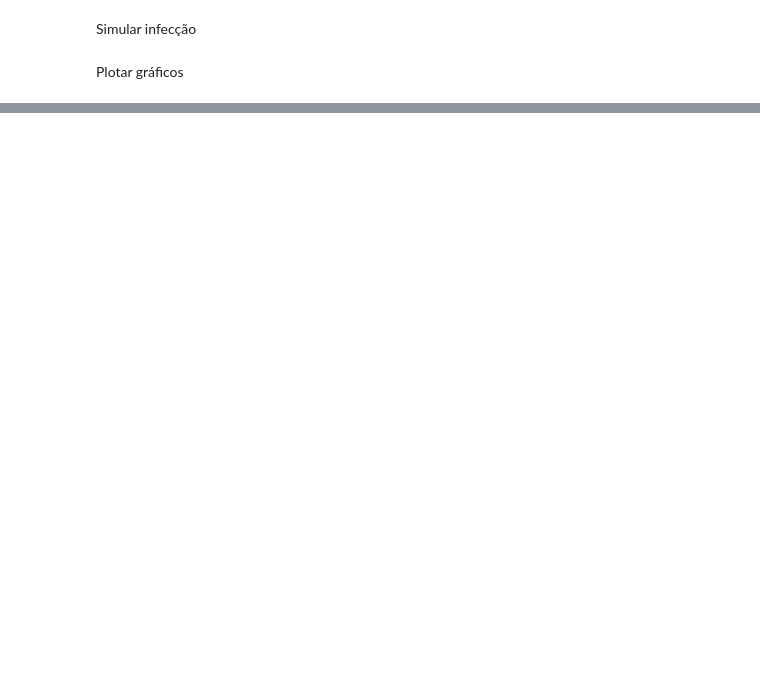
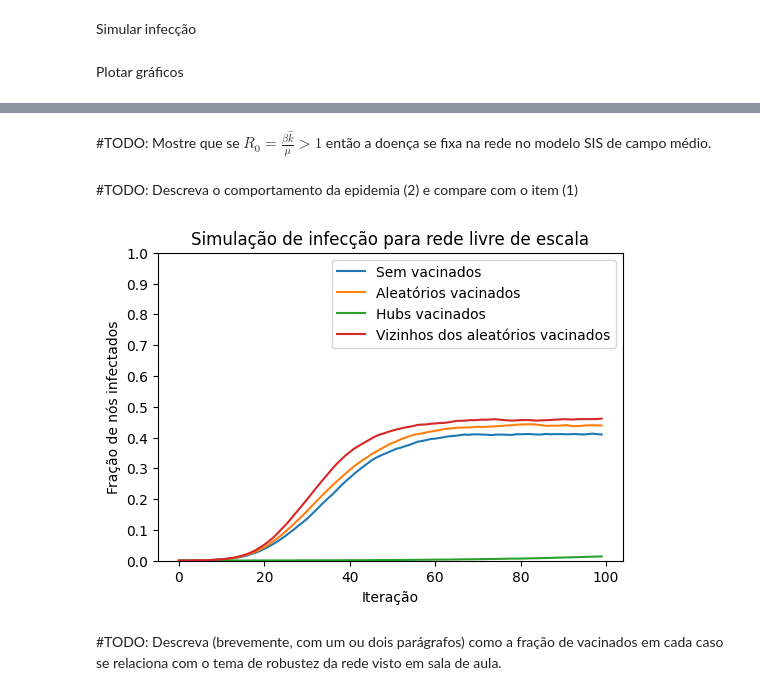
Before and after one commit to mistercapote/epidemic_simulation, a Jupyter notebook: epidemic_simulation.ipynb, the cells around one changed output, grey strips where cells are left out. Cells and saved outputs as stored; diff of their text form; code cells hidden in the pictures; blank space fills up the shorter version.

```diff
--- a/epidemic_simulation.ipynb
+++ b/epidemic_simulation.ipynb
@@ -95,0 +107,42 @@ plt.show()
+# %% [markdown]
+#TODO: Mostre que se $𝑅_0= \frac{\beta \hat{k} }{\mu} \gt 1$  então a doença se fixa na rede no modelo SIS de campo médio.
+# %% [markdown]
+#TODO: Descreva o comportamento da epidemia (2) e compare com o item (1)
+# %%
+def vaccinated_strategies(num_vaccinated):
+    vaccinated_random = np.random.choice(N, num_vaccinated)
+    vaccinated_hubs = [node for node, _ in sorted(G2.degree, key=lambda x: x[1], reverse=True)[:num_vaccinated]]
+
+    neighbors = set()
+    for v in vaccinated_random:
+        neighbors.update(G2.neighbors(v))
+    neighbors -= set(neighbors)
+    vaccinated_neighbor = list(neighbors)[:num_vaccinated]
+
+    return [vaccinated_random, vaccinated_hubs, vaccinated_neighbor]
+# %%
+num_vaccinated = 500 #TODO: descobrir esse numero como se pede
+
+infected_fraction3 = [infected_fraction2[0]]
+for vaccinated in vaccinated_strategies(num_vaccinated):
+    G_temp = G2.copy()
+    G_temp.remove_nodes_from(vaccinated)
+    infected_fraction3.append(simulate_infection(G_temp, beta2, mi2[0], initial_nodes, max_iter, simulation))
+# %%
+plt.figure(figsize=(6,4))
+plt.plot(infected_fraction3[0], label='Sem vacinados')
+plt.plot(infected_fraction3[1], label='Aleatórios vacinados')
+plt.plot(infected_fraction3[2], label='Hubs vacinados')
+plt.plot(infected_fraction3[3], label='Vizinhos dos aleatórios vacinados')
+plt.title('Simulação de infecção para rede livre de escala')
+plt.xlabel('Iteração')
+plt.ylabel('Fração de nós infectados')
+plt.ylim(0, 1)
+plt.yticks(np.arange(0, 1.1, 0.1))
+plt.legend()
+plt.show()
+# %% [output]
+[figure, added]
+# %% [markdown]
+#TODO: Descreva (brevemente, com um ou dois parágrafos) como a fração de vacinados em cada caso
+se relaciona com o tema de robustez da rede visto em sala de aula.
```
Also changed, not shown: parts of 8 cells of this notebook.
